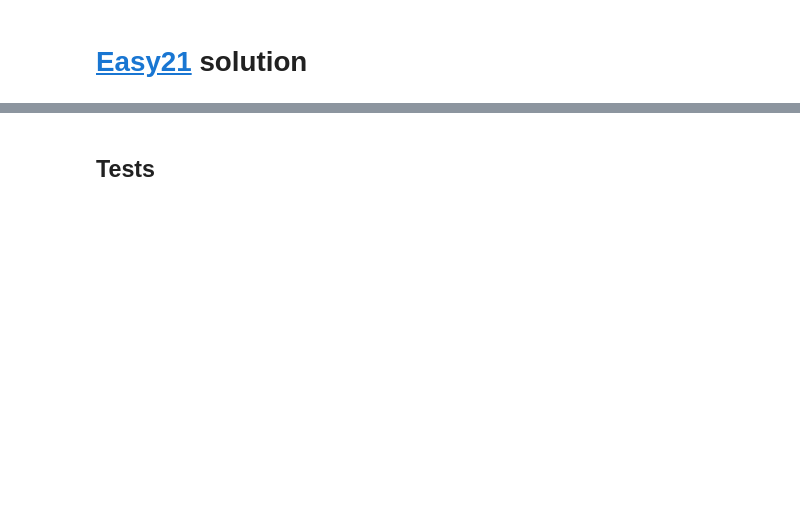
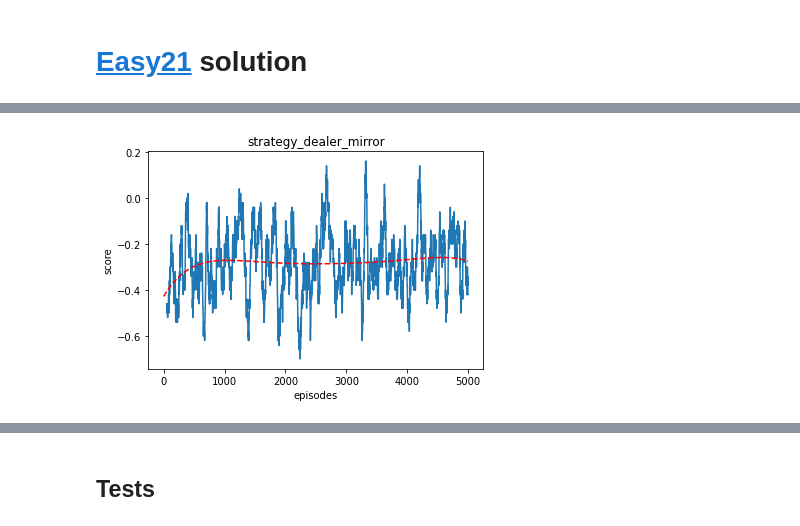
Before and after one commit to cjqian/flappy, a Jupyter notebook: Easy21.ipynb, the cells around one changed output, grey strips where cells are left out. Saved outputs shown, nothing was run; the diff lists cells and outputs as text; code cells hidden in the pictures; blank space fills up the shorter version.

```diff
--- a/Easy21.ipynb
+++ b/Easy21.ipynb
@@ -175,3 +196,82 @@ class Round(object):
             logging.debug("Reward: {}".format(r))
 
             return (ns, r)
+# %%
+# Add baselines and wrappers to play the game.
+def strategy_always_hit(s):
+    return Action.HIT
+
+def strategy_always_stick(s):
+    return Action.STICK
+
+def strategy_dealer_mirror(s):
+    """This strategy also sticks at 17+."""
+    if s.player_sum >= 17:
+        return Action.STICK
+    return Action.HIT
+
+def play_episode(strategy, show_debug=False):
+
+    if show_debug:
+        logging.getLogger().setLevel(logging.DEBUG)
+    else:
+        logging.getLogger().setLevel(logging.INFO)
+
+    # Initialize.
+    # Player starts with a black card.
+    player_first_card = draw(c=Color.BLACK)
+    player_sum = player_first_card.value
+    logging.debug("Player first card: {}".format(player_first_card))
+
+    # Dealer starts with a black card.
+    dealer_first_card = draw(c=Color.BLACK)
+    logging.debug("Dealer first card: {}".format(dealer_first_card))
+
+    game = Round()
+
+    s = State(dealer_first_card=dealer_first_card,
+          player_sum=player_sum,
+          is_terminal=False)
+    episode = Episode(s)
+
+    while (not s.is_terminal):
+        ns, r = game.step(s, strategy(s))
+        episode.add(ns, r)
+
+        is_terminal = ns.is_terminal
+        s = ns
+
+    return episode
+
+def play_episodes(n, strategy, show_debug=False):
+    episodes = []
+    for i in range(n):
+        e = play_episode(strategy, show_debug)
+        episodes.append(e)
+
+    rs = [e.score() for e in episodes]
+    print("Average score: {} ({}/{})".format(sum(rs)/len(rs)))
+    print("\tWins: {}".format(sum([1 for r in rs if r == 1])))
+    print("\tDraws: {}".format(sum([1 for r in rs if r == 0])))
+    print("\tLosses: {}".format(sum([1 for r in rs if r == -1])))
+
+    # Plot graph over episodes.
+    rolling_n = round(n/100)
+    ax = pd.Series(rs).rolling(rolling_n).mean()[rolling_n - 1:].plot(
+        title=strategy.__name__)
+    ax.set_xlabel("episodes")
+    ax.set_ylabel("score")
+
+    # Add a trendline.
+    x = [x for x in range(len(rs))]
+    z = np.polyfit(x, rs, 6)
+    p = np.poly1d(z)
+    ax.plot(x, p(x), "r--")
+    return rs
+
+
+# e = play_episode(strategy_dealer_mirror, show_debug=False)
+# print(e)
+
+episodes = play_episodes(5000, strategy_dealer_mirror, show_debug=False)
+# %% [output]
@@ -177,0 +282 @@ class Round(object):
+[figure, added]
```
Also changed, not shown: parts of 11 cells of this notebook.
